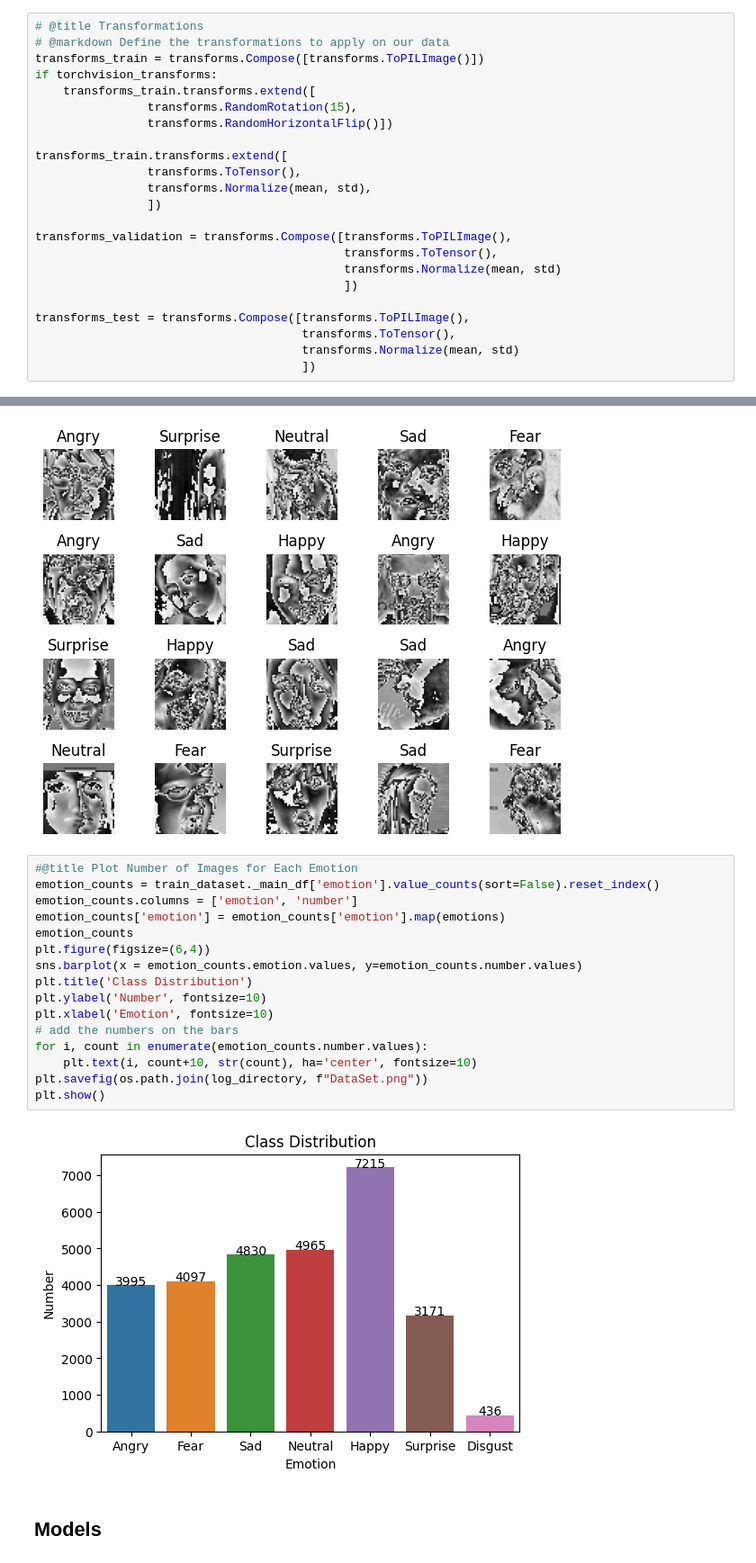
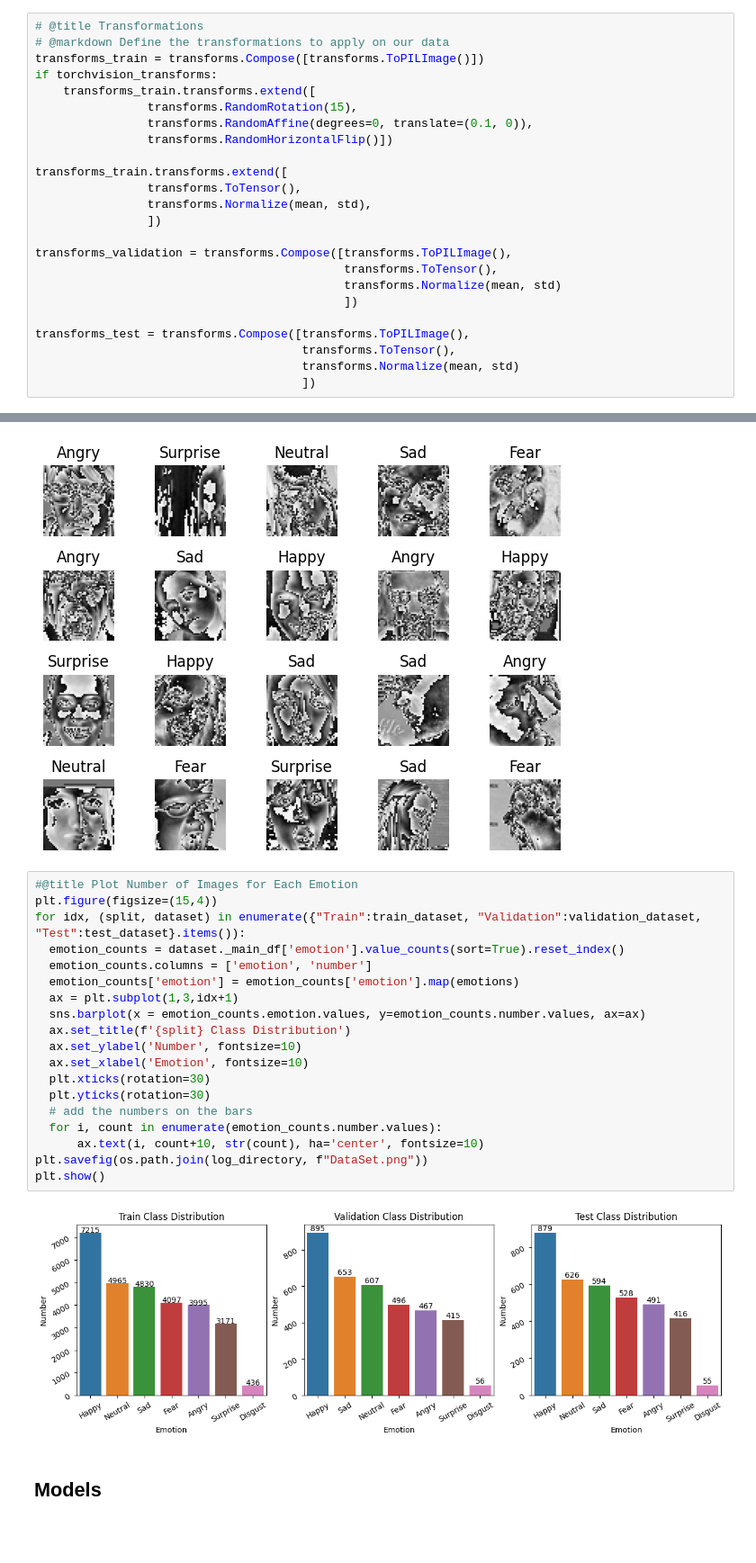
Before and after one commit to alaeimo/NMA_DL_FER, a Jupyter notebook: SResNet18.ipynb, the cells around one changed output, grey strips where cells are left out. Shown at 90% size. Cells and saved outputs as stored; diff of their text form; blank space fills up the shorter version.

Commit message:
SResNet18-Final (Train: 87.13% | Val: 65.86%| Test: 67.26%)

```diff
--- a/SResNet18.ipynb
+++ b/SResNet18.ipynb
@@ -218,6 +220,7 @@ transforms_train = transforms.Compose([transforms.ToPILImage()])
 if torchvision_transforms:
     transforms_train.transforms.extend([
                 transforms.RandomRotation(15),
+                transforms.RandomAffine(degrees=0, translate=(0.1, 0)),
                 transforms.RandomHorizontalFlip()])
 
 transforms_train.transforms.extend([
@@ -260,22 +263,25 @@ Transformed Train Dataset Samples
 [figure]
 # %%
 #@title Plot Number of Images for Each Emotion
-emotion_counts = train_dataset._main_df['emotion'].value_counts(sort=False).reset_index()
-emotion_counts.columns = ['emotion', 'number']
-emotion_counts['emotion'] = emotion_counts['emotion'].map(emotions)
-emotion_counts
-plt.figure(figsize=(6,4))
-sns.barplot(x = emotion_counts.emotion.values, y=emotion_counts.number.values)
-plt.title('Class Distribution')
-plt.ylabel('Number', fontsize=10)
-plt.xlabel('Emotion', fontsize=10)
-# add the numbers on the bars
-for i, count in enumerate(emotion_counts.number.values):
-    plt.text(i, count+10, str(count), ha='center', fontsize=10)
+plt.figure(figsize=(15,4))
+for idx, (split, dataset) in enumerate({"Train":train_dataset, "Validation":validation_dataset, "Test":test_dataset}.items()):
+  emotion_counts = dataset._main_df['emotion'].value_counts(sort=True).reset_index()
+  emotion_counts.columns = ['emotion', 'number']
+  emotion_counts['emotion'] = emotion_counts['emotion'].map(emotions)
+  ax = plt.subplot(1,3,idx+1)
+  sns.barplot(x = emotion_counts.emotion.values, y=emotion_counts.number.values, ax=ax)
+  ax.set_title(f'{split} Class Distribution')
+  ax.set_ylabel('Number', fontsize=10)
+  ax.set_xlabel('Emotion', fontsize=10)
+  plt.xticks(rotation=30)
+  plt.yticks(rotation=30)
+  # add the numbers on the bars
+  for i, count in enumerate(emotion_counts.number.values):
+      ax.text(i, count+10, str(count), ha='center', fontsize=10)
 plt.savefig(os.path.join(log_directory, f"DataSet.png"))
 plt.show()
 # %% [output]
-[figure, old version]
+[figure, new version]
 # %% [markdown]
 ## Models
 # %% [markdown]
```
Also changed, not shown: parts of 14 cells of this notebook.
